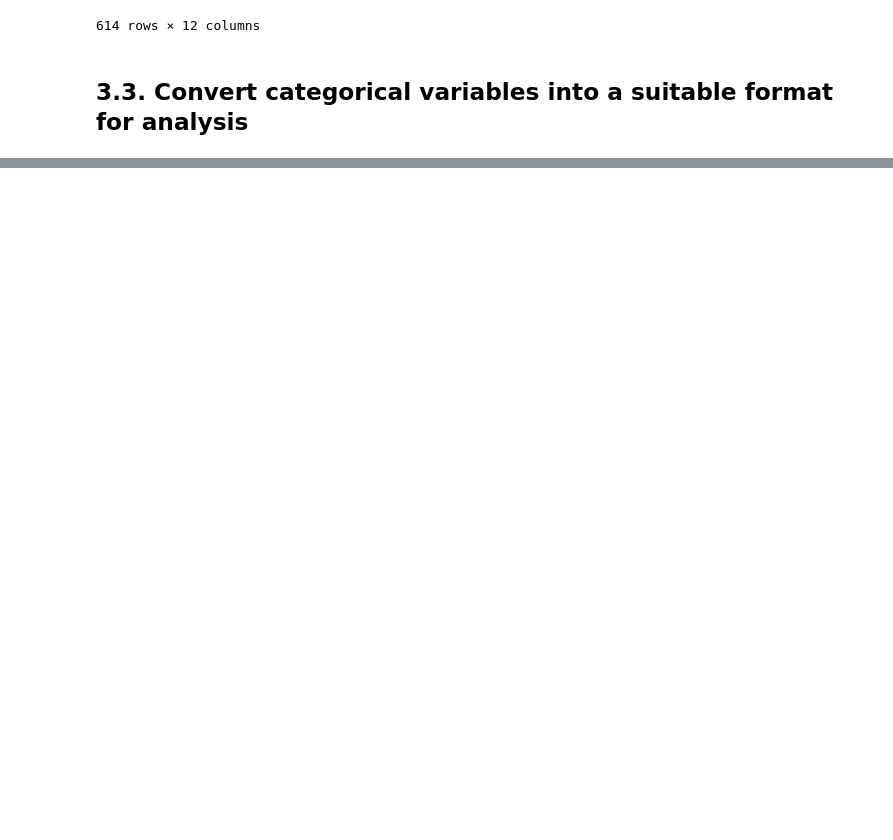
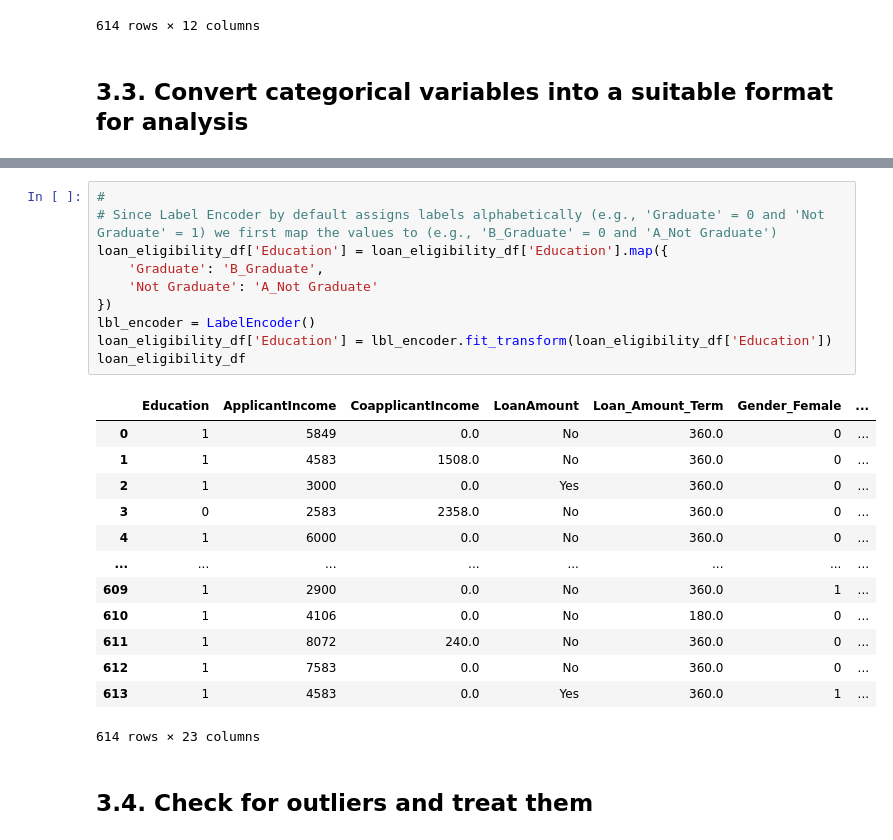
Before and after one commit to csaafrica/LoanEligibility, a Jupyter notebook: notebooks/loan_eligibility.ipynb, the cells around one changed output, grey strips where cells are left out. Drawn from its saved outputs; the diff is of its cells as text; blank space fills up the shorter version.

```diff
--- a/notebooks/loan_eligibility.ipynb
+++ b/notebooks/loan_eligibility.ipynb
@@ -241,0 +327,26 @@ loan_eligibility_df
+# %%
+#
+# Since Label Encoder by default assigns labels alphabetically (e.g., 'Graduate' = 0 and 'Not Graduate' = 1) we first map the values to (e.g., 'B_Graduate' = 0 and 'A_Not Graduate')
+loan_eligibility_df['Education'] = loan_eligibility_df['Education'].map({
+    'Graduate': 'B_Graduate',
+    'Not Graduate': 'A_Not Graduate'
+})
+lbl_encoder = LabelEncoder()
+loan_eligibility_df['Education'] = lbl_encoder.fit_transform(loan_eligibility_df['Education'])
+loan_eligibility_df
+# %% [output]
+|  | Education | ApplicantIncome | CoapplicantIncome | LoanAmount | Loan_Amount_Term | Gender_Female | ... |
+| 0 | 1 | 5849 | 0.0 | No | 360.0 | 0 | ... |
+| 1 | 1 | 4583 | 1508.0 | No | 360.0 | 0 | ... |
+| 2 | 1 | 3000 | 0.0 | Yes | 360.0 | 0 | ... |
+| 3 | 0 | 2583 | 2358.0 | No | 360.0 | 0 | ... |
+| 4 | 1 | 6000 | 0.0 | No | 360.0 | 0 | ... |
+| ... | ... | ... | ... | ... | ... | ... | ... |
+| 609 | 1 | 2900 | 0.0 | No | 360.0 | 1 | ... |
+| 610 | 1 | 4106 | 0.0 | No | 180.0 | 0 | ... |
+| 611 | 1 | 8072 | 240.0 | No | 360.0 | 0 | ... |
+| 612 | 1 | 7583 | 0.0 | No | 360.0 | 0 | ... |
+| 613 | 1 | 4583 | 0.0 | Yes | 360.0 | 1 | ... |
+614 rows × 23 columns
+# %% [markdown]
+## 3.4. Check for outliers and treat them
```
Also changed, not shown: parts of 25 cells of this notebook.
